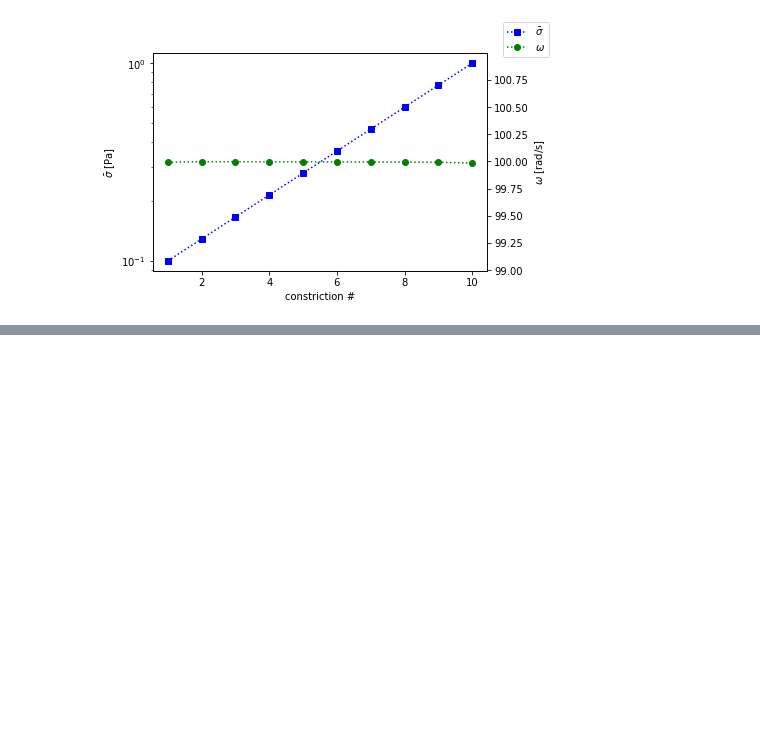
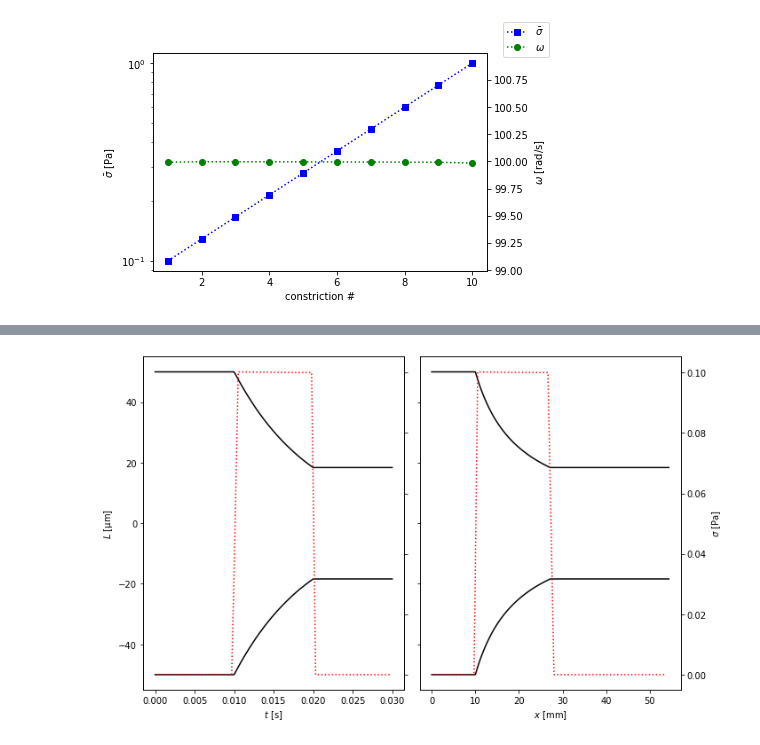
Before and after one commit to steaime/Rheoflupy, a Jupyter notebook: Tutorial_ChannelDesign.ipynb, the cells around one changed output, grey strips where cells are left out. Saved outputs shown, nothing was run; the diff lists cells and outputs as text; code cells hidden in the pictures; blank space fills up the shorter version.

Commit message:
creep channels

```diff
--- a/Tutorial_ChannelDesign.ipynb
+++ b/Tutorial_ChannelDesign.ipynb
@@ -368,0 +369,6 @@ ax.legend()
+# %%
+creep_q = 1e-4
+_ = csa.plot_channel(*cd.creep_and_relax(0.1, tcreep=0.01, trelax=0.01, L0=1e-4, npts=100, q=creep_q, t0=0.01), \
+                     t=None, q=creep_q)
+# %% [output]
+[figure, added]
```
Also changed, not shown: parts of 5 cells of this notebook, 2 other files.
